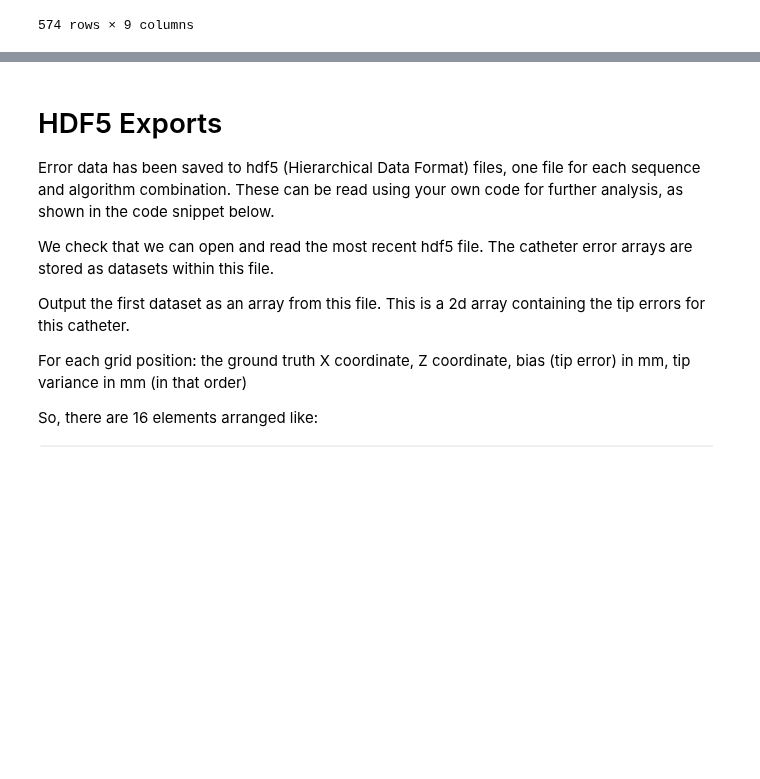
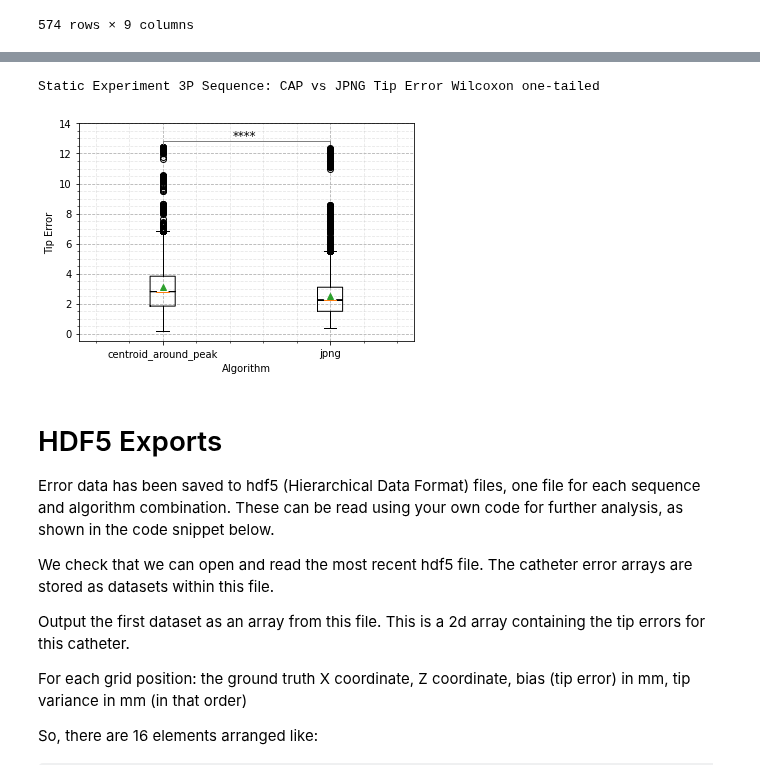
Before and after one commit to WrightGroupSRI/mr-tracking-analysis, a Jupyter notebook: Static_Tracking/static_tracking_heatmaps.ipynb, the cells around one changed output, grey strips where cells are left out. Drawn from its saved outputs; the diff is of its cells as text; code cells hidden in the pictures; blank space fills up the shorter version.

```diff
--- a/Static_Tracking/static_tracking_heatmaps.ipynb
+++ b/Static_Tracking/static_tracking_heatmaps.ipynb
@@ -228,0 +287,6 @@ hm_df = agg_df[agg_df['Sequence']=='FH512_noDither_gradSpoiled']
+# %%
+proj_df = agg_df[agg_df['Sequence']=='SRI_Original']
+# %%
+proj_cap_errors = proj_df[proj_df['Algorithm']=='centroid_around_peak']['Biases'].apply(pd.Series).values.ravel()
+# %%
+proj_jpng_errors = proj_df[proj_df['Algorithm']=='jpng']['Biases'].apply(pd.Series).values.ravel()
@@ -228,0 +306,4 @@ hm_df = agg_df[agg_df['Sequence']=='FH512_noDither_gradSpoiled']
+# %%
+# Later, check why there are NaNs in our tip error. For now, we know they match between the arrays, so remove them
+proj_cap_errors = proj_cap_errors[~np.isnan(proj_cap_errors)]
+proj_jpng_errors = proj_jpng_errors[~np.isnan(proj_jpng_errors)]
@@ -229,3 +316,12 @@ hm_df = agg_df[agg_df['Sequence']=='FH512_noDither_gradSpoiled']
+# %%
+plot, test = disp_utils.plot_displacement_boxplot([proj_cap_errors,proj_jpng_errors], show_scatter=False,\
+                                                  y_label='Tip Error',set_ymax=14, alternative='greater')
+print('Static Experiment 3P Sequence: CAP vs JPNG Tip Error '+ test)
+plot.savefig('../reports/figures/static/3P-capVsJpng-tipErr.pdf',dpi=600)
+plot.show()
+# %% [output]
+Static Experiment 3P Sequence: CAP vs JPNG Tip Error Wilcoxon one-tailed
+[figure, added]
 # %% [markdown]
 # HDF5 Exports
 Error data has been saved to hdf5 (Hierarchical Data Format) files, one file for each sequence and algorithm combination. These can be read using your own code for further analysis, as shown in the code snippet below.
```
Also changed, not shown: parts of 22 cells of this notebook, 1 other file.
